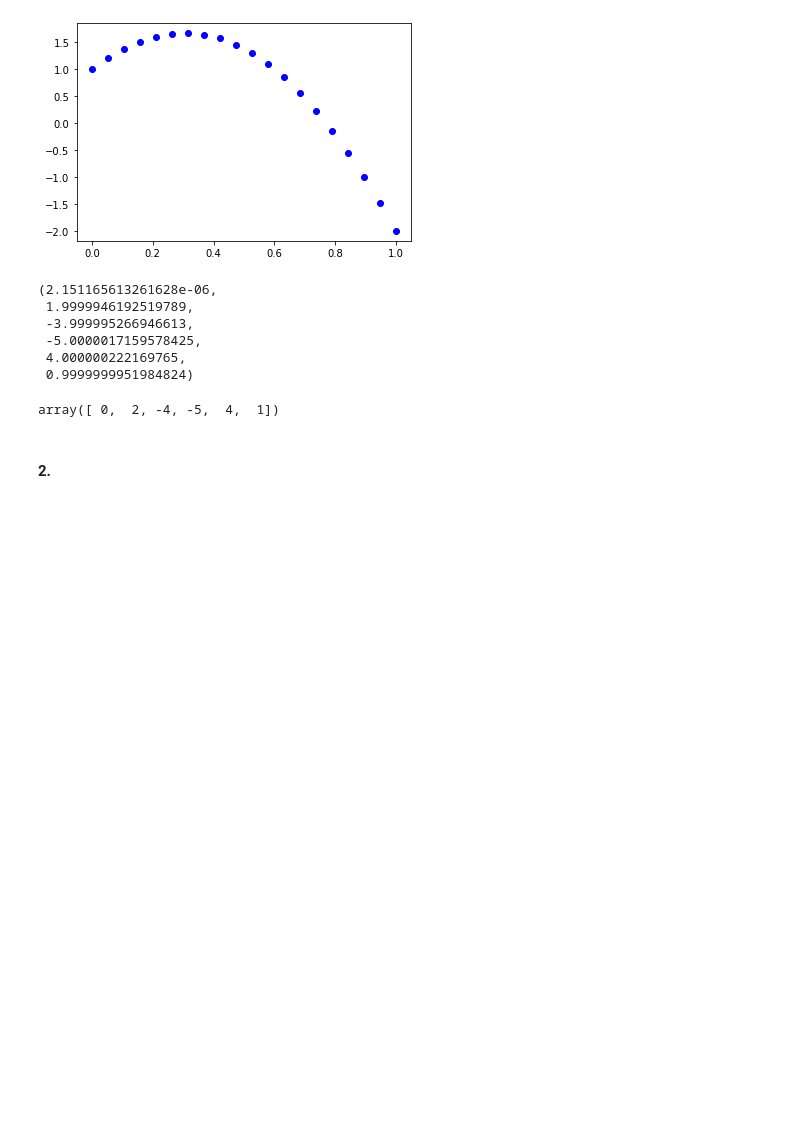
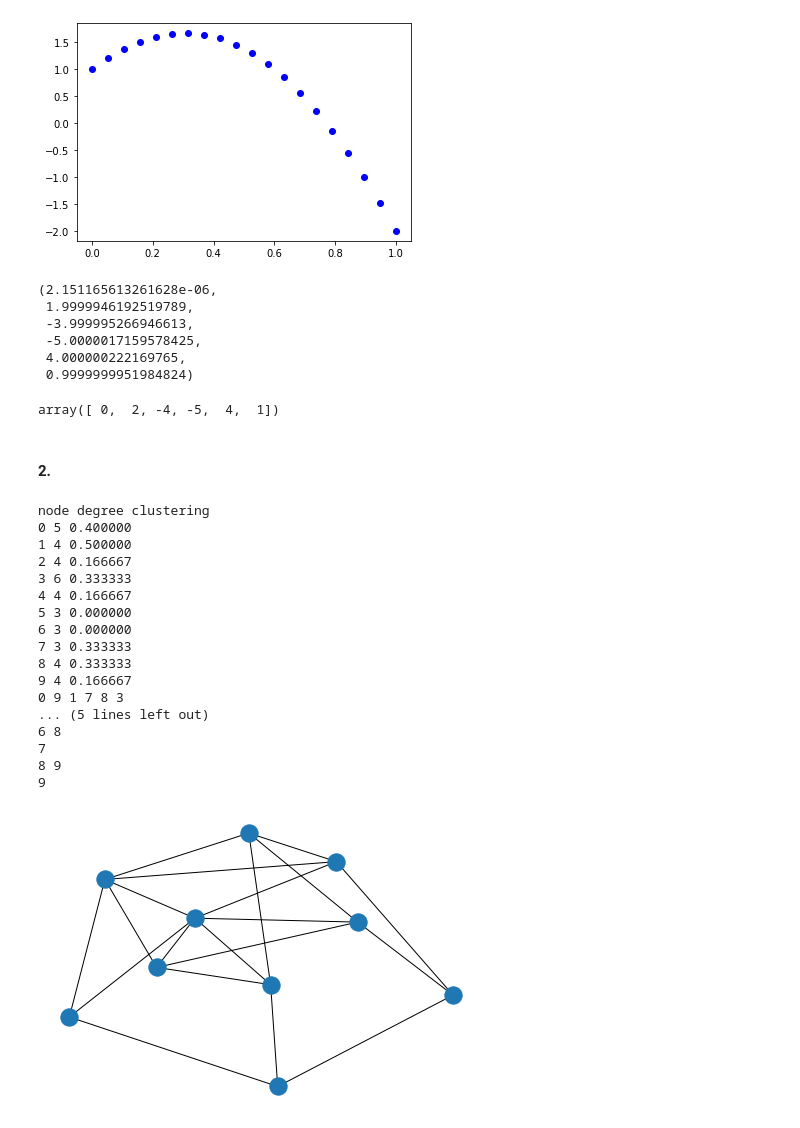
Before and after one commit to angelacpd/Scientific_Python, a Jupyter notebook: Lecture_5.ipynb, the cells around one changed output. Saved outputs shown, nothing was run; the diff lists cells and outputs as text; code cells hidden in the pictures; blank space fills up the shorter version.

```diff
--- a/Lecture_5.ipynb
+++ b/Lecture_5.ipynb
@@ -727,3 +727,39 @@ coef[1,:]
 array([ 0,  2, -4, -5,  4,  1])
 # %% [markdown]
 #### 2.
+# %%
+n = 10  # 10 nodes
+m = 20  # 20 edges
+
+G = nx.gnm_random_graph(n, m)
+
+# some properties
+print("node degree clustering")
+for v in nx.nodes(G):
+    print('%s %d %f' % (v, nx.degree(G, v), nx.clustering(G, v)))
+
+# print the adjacency list
+for line in nx.generate_adjlist(G):
+    print(line)
+
+nx.draw(G)
+# plt.show()
+# %% [output]
+node degree clustering
+0 5 0.400000
+1 4 0.500000
+2 4 0.166667
+3 6 0.333333
+4 4 0.166667
+5 3 0.000000
+6 3 0.000000
+7 3 0.333333
+8 4 0.333333
+9 4 0.166667
+0 9 1 7 8 3
+... (5 lines left out)
+6 8
+7
+8 9
+9
+[figure, added]
```
Also changed, not shown: 2 other files.
